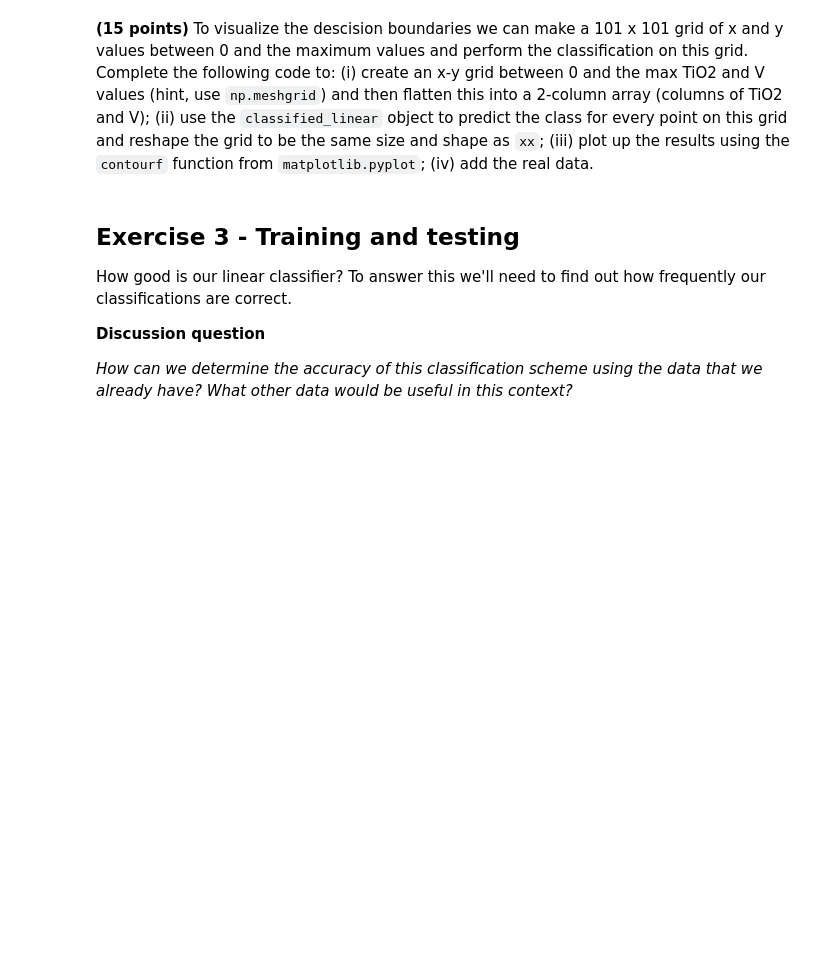
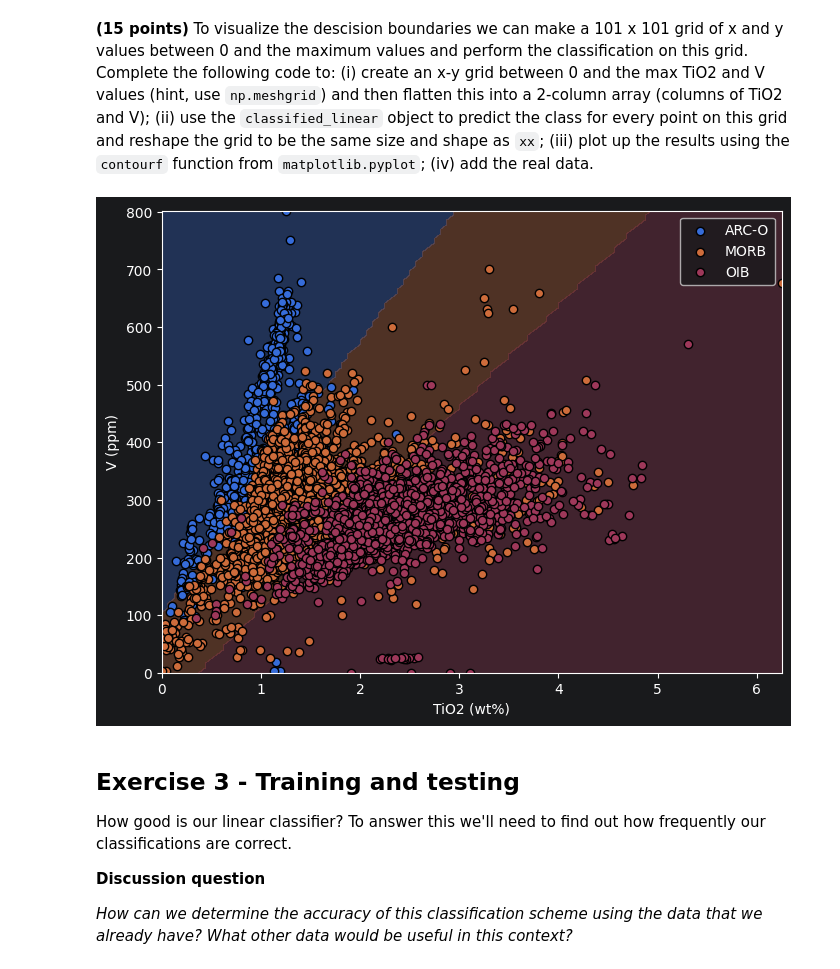
Before and after one commit to ItsukiKigoshi/EPS88_Gleeson, a Jupyter notebook: Week 11 - classification.ipynb, the cells around one changed output. Drawn from its saved outputs; the diff is of its cells as text; code cells hidden in the pictures; blank space fills up the shorter version.

```diff
--- a/Week 11 - classification.ipynb
+++ b/Week 11 - classification.ipynb
@@ -182,9 +182,9 @@ We are using the package scikit-learn in order to implement such a classificatio
 In the following cells define the `LogisticRegression` classifier, we then need to prepare the data for classification, to do this let's define a new dataframe `basalt_data_Ti_V` that contains ONLY the rows where BOTH TiO$_2$ and V are not NaN. Once you've done this print the length of the `basalt_filt` DataFrame and the length of the `basalt_data_Ti_V` DataFrame. How many samples were removed by this filtering step?
 # %%
 ## Define the classifier using the LogisticRegression class from scikit-learn. Hint: use the 'liblinear' solver
-classifier_linear =
+classifier_linear = LogisticRegression(solver='liblinear')
 
 ## Let's create a new DataFrame with only the samples that have both TiO2 and V data available. Hint: use the .notna() method
-basalt_data_Ti_V =
+basalt_data_Ti_V = basalt_filt[basalt_filt['TiO2'].notna() & basalt_filt['V'].notna()].copy()
 # %%
 ## Print the number of samples in the original DataFrame basalt_data and the new DataFrame basalt_data_Ti_V
@@ -198,8 +205,8 @@ The uppercase "X" signifies a multi-dimensional data structure, and the lowercas
 **(5 points)** Define the X and y values for the following classification.
 # %%
 ## Let's define X as the features of ['TiO2_wt_percent', 'V_ppm'] and y as the target variable 'affinity'
-X =
-y =
+X = basalt_data_Ti_V[['TiO2', 'V']]
+y = basalt_data_Ti_V['type']
 # %% [markdown]
 The categorical variables that represent different categories that we have here are: 'MORB', 'ARC-O', and 'OIB'. However, most machine learning algorithms require numerical inputs.
 
@@ -236,3 +249,5 @@ To do this, we feed the DataFrame of the data and the array of the classificatio
 **(5 points)** Fit the classification using the `X` and `y_encoded` variables
 # %%
 ## Fit the classifier using the fit method with X and y_encoded as arguments
+classifier_linear = LogisticRegression(solver='lbfgs', max_iter=1000)
+classifier_linear.fit(X, y_encoded)
@@ -240,25 +257,33 @@ To do this, we feed the DataFrame of the data and the array of the classificatio
 **(15 points)** To visualize the descision boundaries we can make a 101 x 101 grid of x and y values between 0 and the maximum values and perform the classification on this grid. Complete the following code to: (i) create an x-y grid between 0 and the max TiO2 and V values (hint, use `np.meshgrid`) and then flatten this into a 2-column array (columns of TiO2 and V); (ii) use the `classified_linear` object to predict the class for every point on this grid and reshape the grid to be the same size and shape as `xx`; (iii) plot up the results using the `contourf` function from `matplotlib.pyplot`; (iv) add the real data.
 # %%
 # Generate a grid of points over the feature space
-xx, yy =  ## create an x-y grid
+x_min, x_max = 0, X['TiO2'].max()
+y_min, y_max = 0, X['V'].max()
+xx, yy = np.meshgrid(np.linspace(x_min, x_max, 101), np.linspace(y_min, y_max, 101)) ## create an x-y grid
 
 grid = np.array([xx.ravel(), yy.ravel()]).T ## Flatten the grid
 
-grid_classes = # classify.predict the grid points
-grid_classes = grid_classes.reshape(xx.shape) ## reshape the classified grid
+grid = np.array([xx.ravel(), yy.ravel()]).T # classify.predict the grid points
+grid_classes = classifier_linear.predict(grid).reshape(xx.shape)  ## reshape the classified grid
 
 cmap = ListedColormap(['C0', 'C1', 'C2']) # Define the colors to make the decision boundary and the data points with the same colors
 
 plt.figure(figsize=(8, 6))
 
 ## Plot the decision boundary; Hint: use the plt.contourf() function
-plt.contourf( # hint use levels = [-1,0,1,2] and cmap = cmap
+plt.contourf(xx, yy, grid_classes, levels=[-1, 0, 1, 2], cmap=cmap, alpha=0.3) # hint use levels = [-1,0,1,2] and cmap = cmap
 
 ## Add real data points
+for i, name in enumerate(np.unique(y)):
+    mask = y == name
+    plt.scatter(X.loc[mask, 'TiO2'], X.loc[mask, 'V'], label=name, edgecolors='k', color=f'C{i}')
 
 plt.xlabel('TiO2 (wt%)')
 plt.ylabel('V (ppm)')
+plt.legend()
 plt.show()
+# %% [output]
+[figure, added]
 # %% [markdown]
 ## Exercise 3 - Training and testing
 
```
Also changed, not shown: parts of 9 cells of this notebook.
